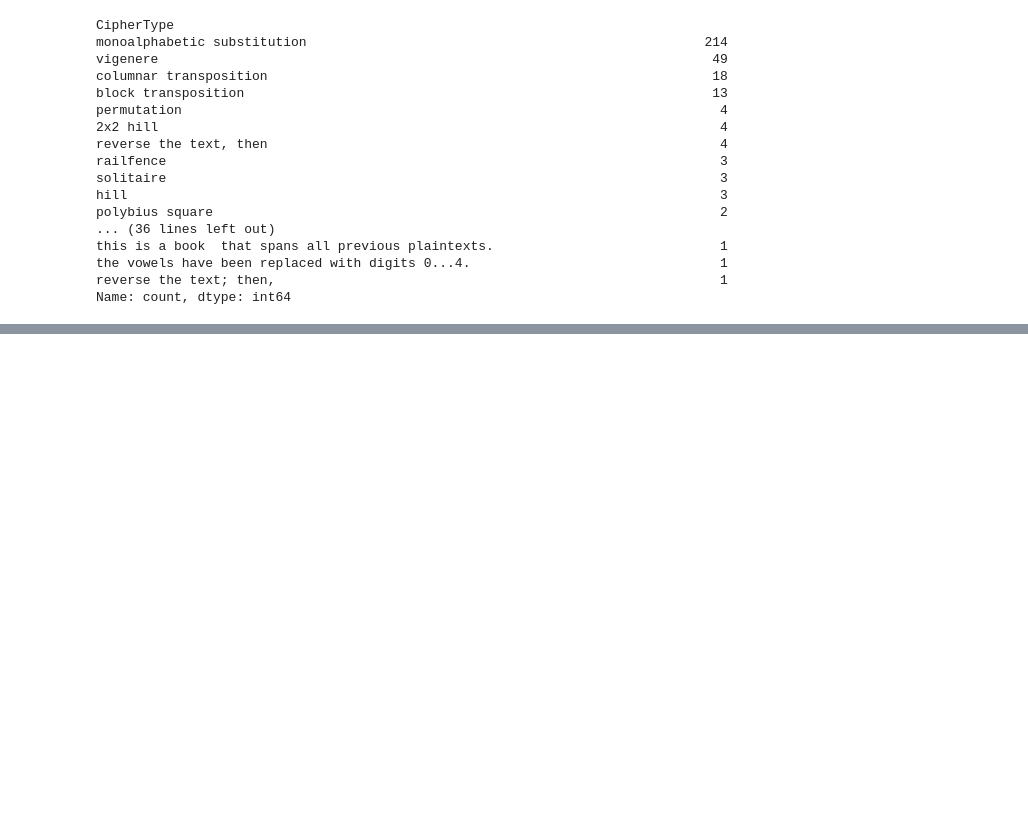
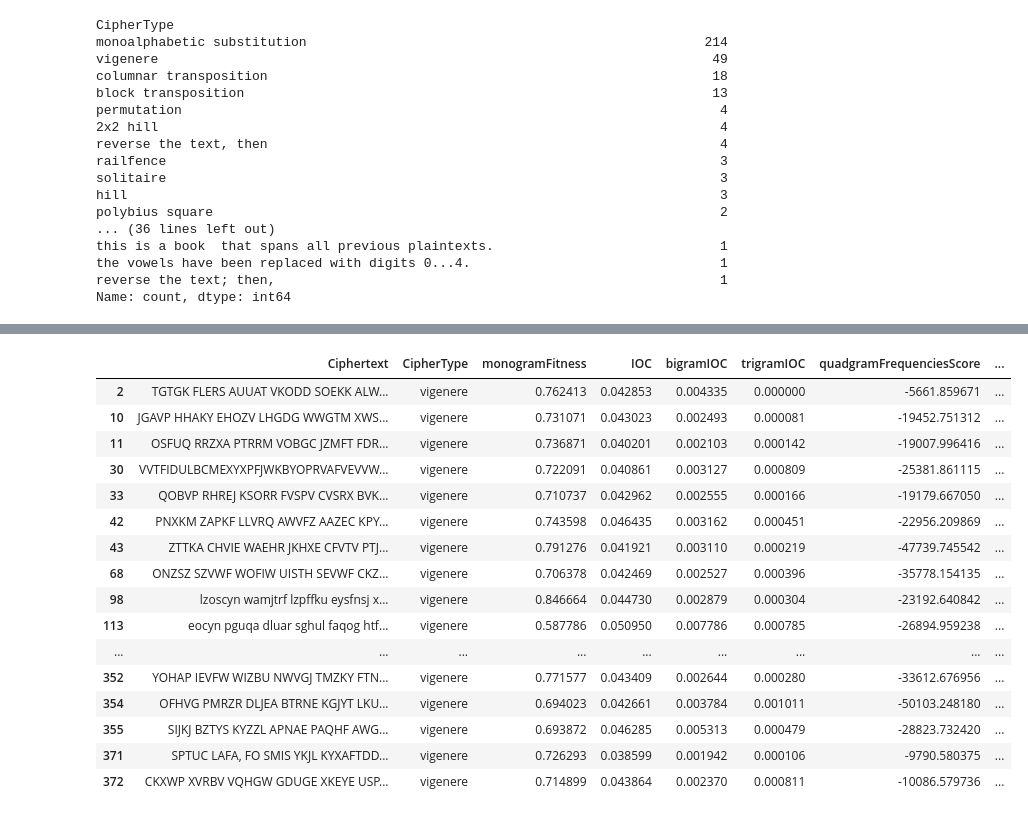
Before and after one commit to Moses-Bejon/operation-not-silver, a Jupyter notebook: statsAnalyser/analyser.ipynb, the cells around one changed output, grey strips where cells are left out. Saved outputs shown, nothing was run; the diff lists cells and outputs as text; code cells hidden in the pictures; blank space fills up the shorter version.

```diff
--- a/statsAnalyser/analyser.ipynb
+++ b/statsAnalyser/analyser.ipynb
@@ -76,0 +80,5 @@ predict_text(model, testfile)[0]
+# %%
+df = pd.read_csv('All_ciphertext_data_stats.csv')
+
+selected_rows = df[df['CipherType'] == 'solitaire']
+selected_rows
@@ -76,0 +105,22 @@ predict_text(model, testfile)[0]
+# %%
+
+selected_rows = df[df['CipherType'] == 'vigenere']
+selected_rows
+# %% [output]
+|  | Ciphertext | CipherType | monogramFitness | IOC | bigramIOC | trigramIOC | quadgramFrequenciesScore | ... |
+| 2 | TGTGK FLERS AUUAT VKODD SOEKK ALW... | vigenere | 0.762413 | 0.042853 | 0.004335 | 0.000000 | -5661.859671 | ... |
+| 10 | JGAVP HHAKY EHOZV LHGDG WWGTM XWS... | vigenere | 0.731071 | 0.043023 | 0.002493 | 0.000081 | -19452.751312 | ... |
+| 11 | OSFUQ RRZXA PTRRM VOBGC JZMFT FDR... | vigenere | 0.736871 | 0.040201 | 0.002103 | 0.000142 | -19007.996416 | ... |
+| 30 | VVTFIDULBCMEXYXPFJWKBYOPRVAFVEVVW... | vigenere | 0.722091 | 0.040861 | 0.003127 | 0.000809 | -25381.861115 | ... |
+| 33 | QOBVP RHREJ KSORR FVSPV CVSRX BVK... | vigenere | 0.710737 | 0.042962 | 0.002555 | 0.000166 | -19179.667050 | ... |
+| 42 | PNXKM ZAPKF LLVRQ AWVFZ AAZEC KPY... | vigenere | 0.743598 | 0.046435 | 0.003162 | 0.000451 | -22956.209869 | ... |
+| 43 | ZTTKA CHVIE WAEHR JKHXE CFVTV PTJ... | vigenere | 0.791276 | 0.041921 | 0.003110 | 0.000219 | -47739.745542 | ... |
+| 68 | ONZSZ SZVWF WOFIW UISTH SEVWF CKZ... | vigenere | 0.706378 | 0.042469 | 0.002527 | 0.000396 | -35778.154135 | ... |
+| 98 | lzoscyn wamjtrf lzpffku eysfnsj x... | vigenere | 0.846664 | 0.044730 | 0.002879 | 0.000304 | -23192.640842 | ... |
+| 113 | eocyn pguqa dluar sghul faqog htf... | vigenere | 0.587786 | 0.050950 | 0.007786 | 0.000785 | -26894.959238 | ... |
+| ... | ... | ... | ... | ... | ... | ... | ... | ... |
+| 352 | YOHAP IEVFW WIZBU NWVGJ TMZKY FTN... | vigenere | 0.771577 | 0.043409 | 0.002644 | 0.000280 | -33612.676956 | ... |
+| 354 | OFHVG PMRZR DLJEA BTRNE KGJYT LKU... | vigenere | 0.694023 | 0.042661 | 0.003784 | 0.001011 | -50103.248180 | ... |
+| 355 | SIJKJ BZTYS KYZZL APNAE PAQHF AWG... | vigenere | 0.693872 | 0.046285 | 0.005313 | 0.000479 | -28823.732420 | ... |
+| 371 | SPTUC LAFA, FO SMIS YKJL KYXAFTDD... | vigenere | 0.726293 | 0.038599 | 0.001942 | 0.000106 | -9790.580375 | ... |
+| 372 | CKXWP XVRBV VQHGW GDUGE XKEYE USP... | vigenere | 0.714899 | 0.043864 | 0.002370 | 0.000811 | -10086.579736 | ... |
```
Also changed, not shown: parts of 5 cells of this notebook, 3 other files.
